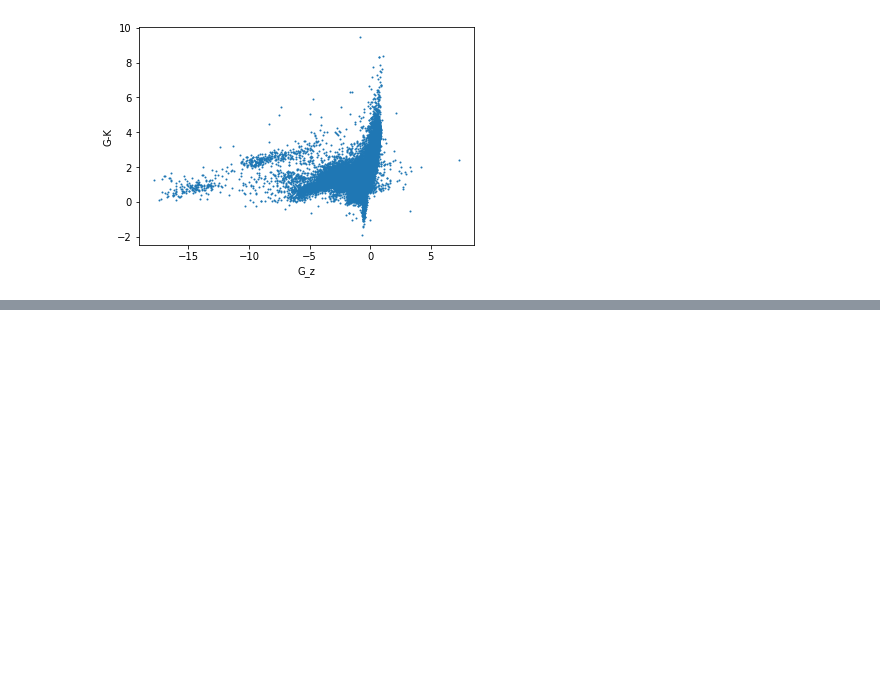
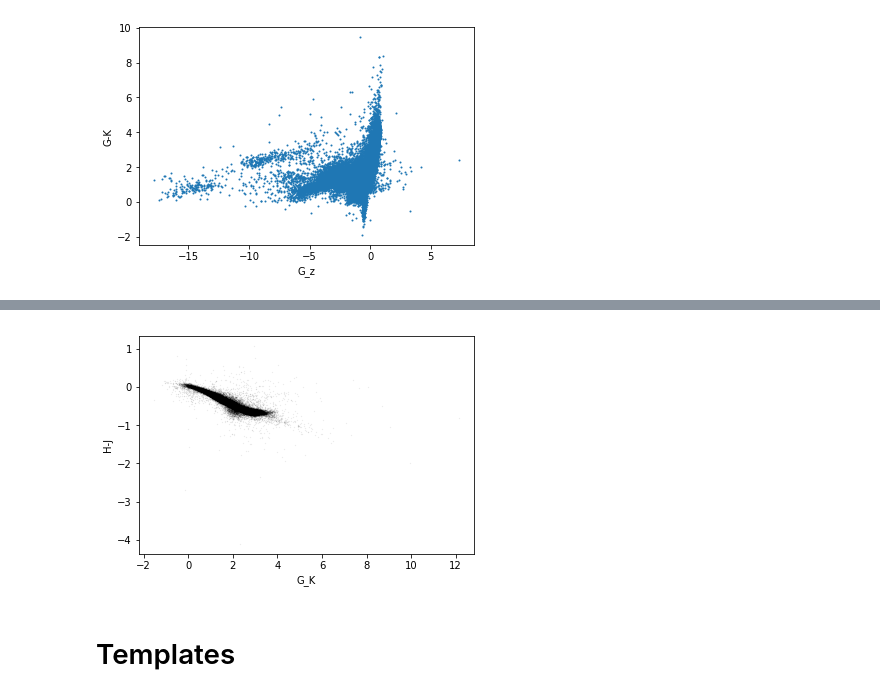
Before and after one commit to leemundy/GAIA, a Jupyter notebook: Work-Areas/rpopescu/notebook/Templates3.ipynb, the cells around one changed output, grey strips where cells are left out. Drawn from its saved outputs; the diff is of its cells as text; code cells hidden in the pictures; blank space fills up the shorter version.

```diff
--- a/Work-Areas/rpopescu/notebook/Templates3.ipynb
+++ b/Work-Areas/rpopescu/notebook/Templates3.ipynb
@@ -448,0 +570,10 @@ plt.show()
+# %%
+H_J2 = Hmags2-Jmags2
+plt.scatter(G_K2,H_J2,s=.1,alpha=0.1,color="black")
+plt.xlabel('G_K')
+plt.ylabel('H-J')
+plt.show()
+# %% [output]
+[figure, added]
+# %% [markdown]
+# Templates
```
Also changed, not shown: parts of 15 cells of this notebook.
